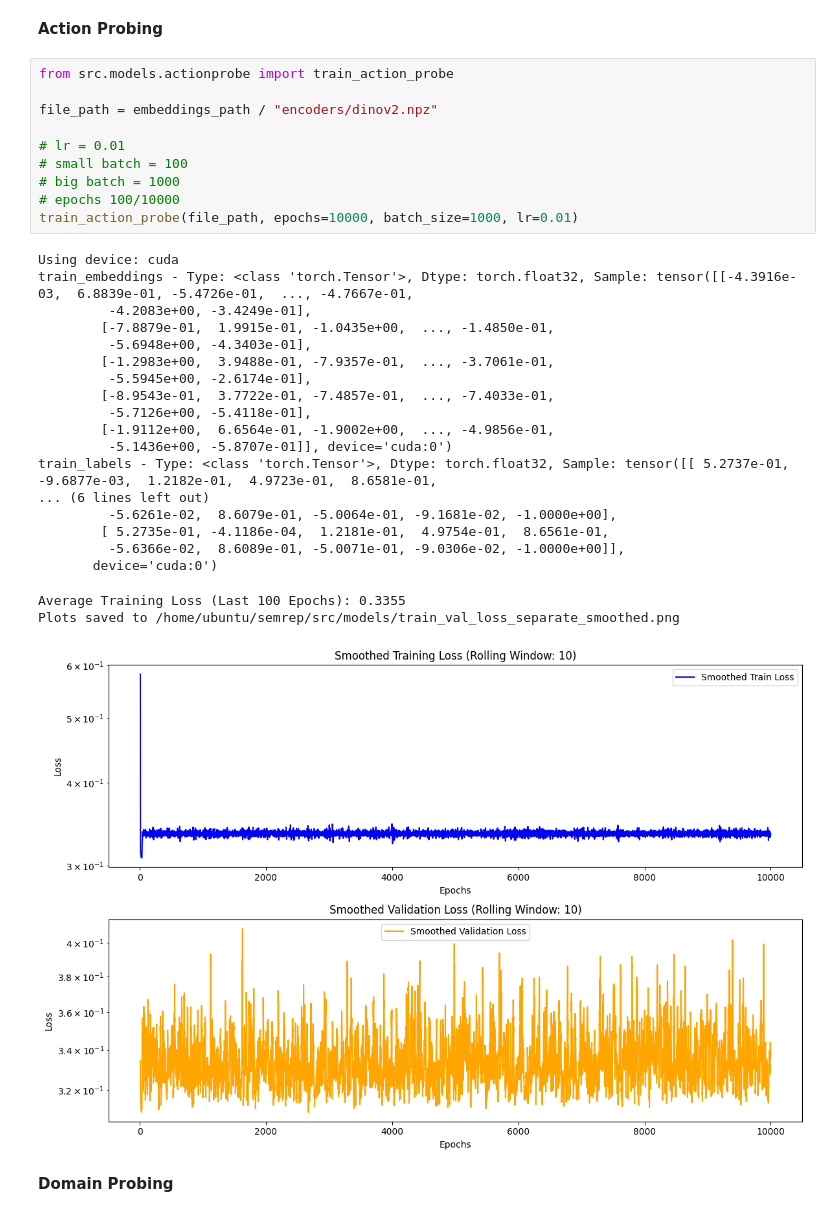
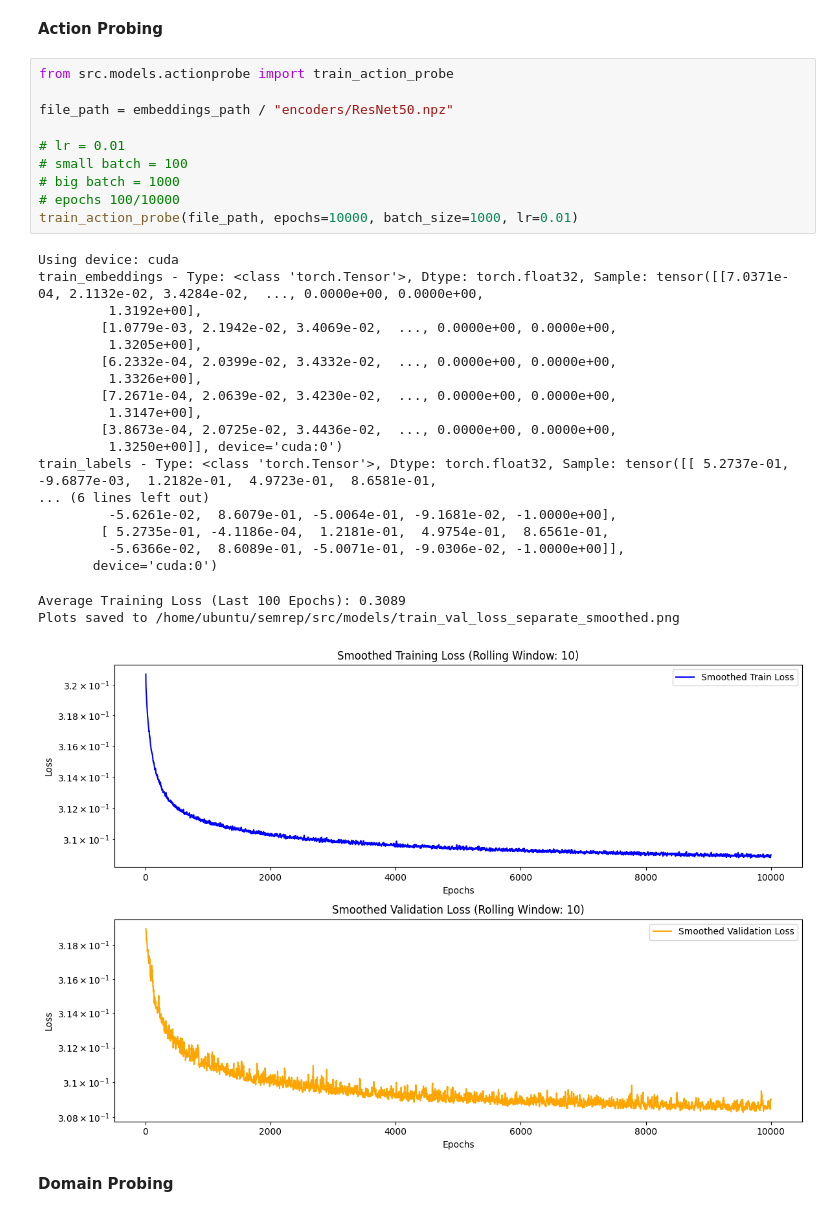
Before and after one commit to yyardi/Bridging-the-Sim2Real-Gap, a Jupyter notebook: notebooks/Compiled_models.ipynb, the cells around one changed output. Saved outputs shown, nothing was run; the diff lists cells and outputs as text.

```diff
--- a/notebooks/Compiled_models.ipynb
+++ b/notebooks/Compiled_models.ipynb
@@ -331,34 +331,34 @@ plt.show()
 # %%
 from src.models.actionprobe import train_action_probe
 
-file_path = embeddings_path / "encoders/dinov2.npz"
+file_path = embeddings_path / "encoders/ResNet50.npz"
 
 # lr = 0.01
 # small batch = 100
 # big batch = 1000
 # epochs 100/10000
 train_action_probe(file_path, epochs=10000, batch_size=1000, lr=0.01)
 # %% [output]
 Using device: cuda
-train_embeddings - Type: <class 'torch.Tensor'>, Dtype: torch.float32, Sample: tensor([[-4.3916e-03,  6.8839e-01, -5.4726e-01,  ..., -4.7667e-01,
-         -4.2083e+00, -3.4249e-01],
-        [-7.8879e-01,  1.9915e-01, -1.0435e+00,  ..., -1.4850e-01,
-         -5.6948e+00, -4.3403e-01],
-        [-1.2983e+00,  3.9488e-01, -7.9357e-01,  ..., -3.7061e-01,
-         -5.5945e+00, -2.6174e-01],
-        [-8.9543e-01,  3.7722e-01, -7.4857e-01,  ..., -7.4033e-01,
-         -5.7126e+00, -5.4118e-01],
-        [-1.9112e+00,  6.6564e-01, -1.9002e+00,  ..., -4.9856e-01,
-         -5.1436e+00, -5.8707e-01]], device='cuda:0')
+train_embeddings - Type: <class 'torch.Tensor'>, Dtype: torch.float32, Sample: tensor([[7.0371e-04, 2.1132e-02, 3.4284e-02,  ..., 0.0000e+00, 0.0000e+00,
+         1.3192e+00],
+        [1.0779e-03, 2.1942e-02, 3.4069e-02,  ..., 0.0000e+00, 0.0000e+00,
+         1.3205e+00],
+        [6.2332e-04, 2.0399e-02, 3.4332e-02,  ..., 0.0000e+00, 0.0000e+00,
+         1.3326e+00],
+        [7.2671e-04, 2.0639e-02, 3.4230e-02,  ..., 0.0000e+00, 0.0000e+00,
+         1.3147e+00],
+        [3.8673e-04, 2.0725e-02, 3.4436e-02,  ..., 0.0000e+00, 0.0000e+00,
+         1.3250e+00]], device='cuda:0')
 train_labels - Type: <class 'torch.Tensor'>, Dtype: torch.float32, Sample: tensor([[ 5.2737e-01, -9.6877e-03,  1.2182e-01,  4.9723e-01,  8.6581e-01,
 ... (6 lines left out)
          -5.6261e-02,  8.6079e-01, -5.0064e-01, -9.1681e-02, -1.0000e+00],
         [ 5.2735e-01, -4.1186e-04,  1.2181e-01,  4.9754e-01,  8.6561e-01,
          -5.6366e-02,  8.6089e-01, -5.0071e-01, -9.0306e-02, -1.0000e+00]],
        device='cuda:0')
-Average Training Loss (Last 100 Epochs): 0.3355
+Average Training Loss (Last 100 Epochs): 0.3089
 Plots saved to /home/ubuntu/semrep/src/models/train_val_loss_separate_smoothed.png
-[figure, old version]
+[figure, new version]
 # %% [markdown]
 **Domain Probing**
 # %%
```
Also changed, not shown: 4 other files.
